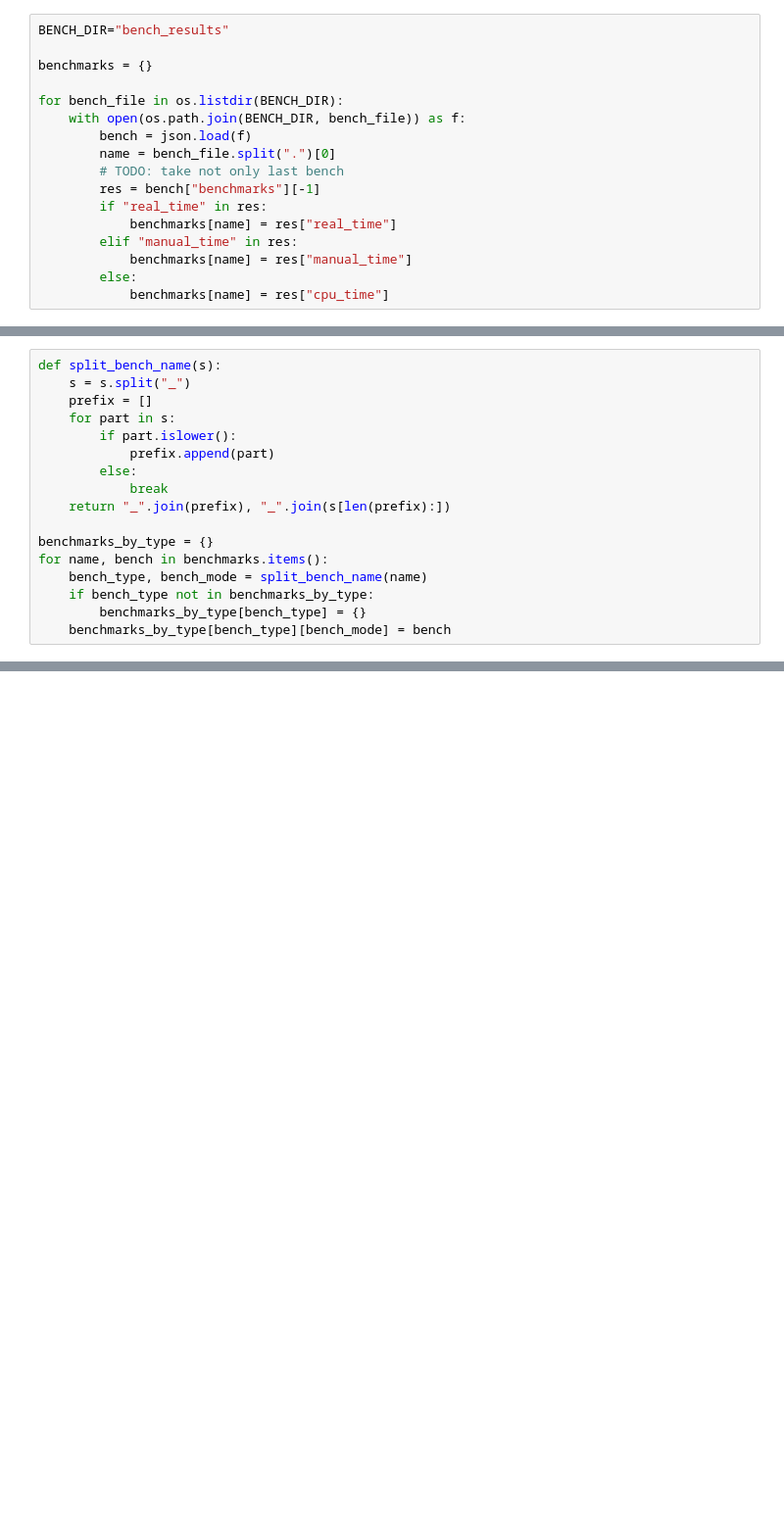
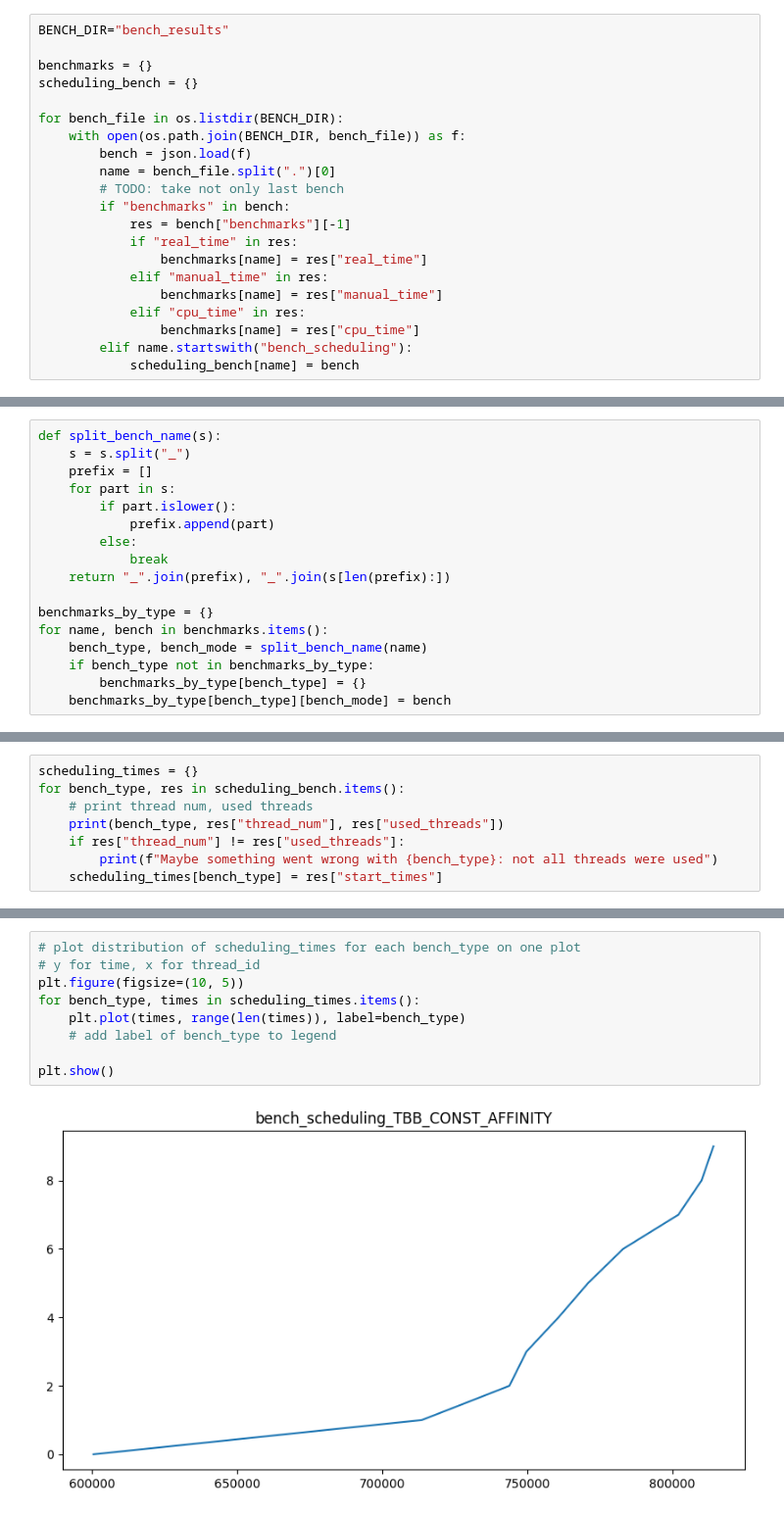
Before and after one commit to blonded04/composable-parallel-scheduler-microbench, a Jupyter notebook: benchplot.ipynb, the cells around one changed output, grey strips where cells are left out. Shown at 98% size. Saved outputs shown, nothing was run; the diff lists cells and outputs as text; blank space fills up the shorter version.

Commit message:
report times distribution for all threads

```diff
--- a/benchplot.ipynb
+++ b/benchplot.ipynb
@@ -7,19 +7,23 @@ import os
 BENCH_DIR="bench_results"
 
 benchmarks = {}
+scheduling_bench = {}
 
 for bench_file in os.listdir(BENCH_DIR):
     with open(os.path.join(BENCH_DIR, bench_file)) as f:
         bench = json.load(f)
         name = bench_file.split(".")[0]
         # TODO: take not only last bench
-        res = bench["benchmarks"][-1]
-        if "real_time" in res:
-            benchmarks[name] = res["real_time"]
-        elif "manual_time" in res:
-            benchmarks[name] = res["manual_time"]
-        else:
-            benchmarks[name] = res["cpu_time"]
+        if "benchmarks" in bench:
+            res = bench["benchmarks"][-1]
+            if "real_time" in res:
+                benchmarks[name] = res["real_time"]
+            elif "manual_time" in res:
+                benchmarks[name] = res["manual_time"]
+            elif "cpu_time" in res:
+                benchmarks[name] = res["cpu_time"]
+        elif name.startswith("bench_scheduling"):
+            scheduling_bench[name] = bench
 # %%
 def plot_benchmark(benchmarks, title):
     benchmarks = sorted(benchmarks.items(), key=lambda x: x[0])
@@ -58,0 +58,8 @@ for bench_type, bench in benchmarks_by_type.items():
+# %%
+scheduling_times = {}
+for bench_type, res in scheduling_bench.items():
+    # print thread num, used threads
+    print(bench_type, res["thread_num"], res["used_threads"])
+    if res["thread_num"] != res["used_threads"]:
+        print(f"Maybe something went wrong with {bench_type}: not all threads were used")
+    scheduling_times[bench_type] = res["start_times"]
@@ -58,0 +75,11 @@ for bench_type, bench in benchmarks_by_type.items():
+# %%
+# plot distribution of scheduling_times for each bench_type on one plot
+# y for time, x for thread_id
+plt.figure(figsize=(10, 5))
+for bench_type, times in scheduling_times.items():
+    plt.plot(times, range(len(times)), label=bench_type)
+    # add label of bench_type to legend
+
+plt.show()
+# %% [output]
+[figure, added]
```
Also changed, not shown: parts of 4 cells of this notebook, 2 other files.
